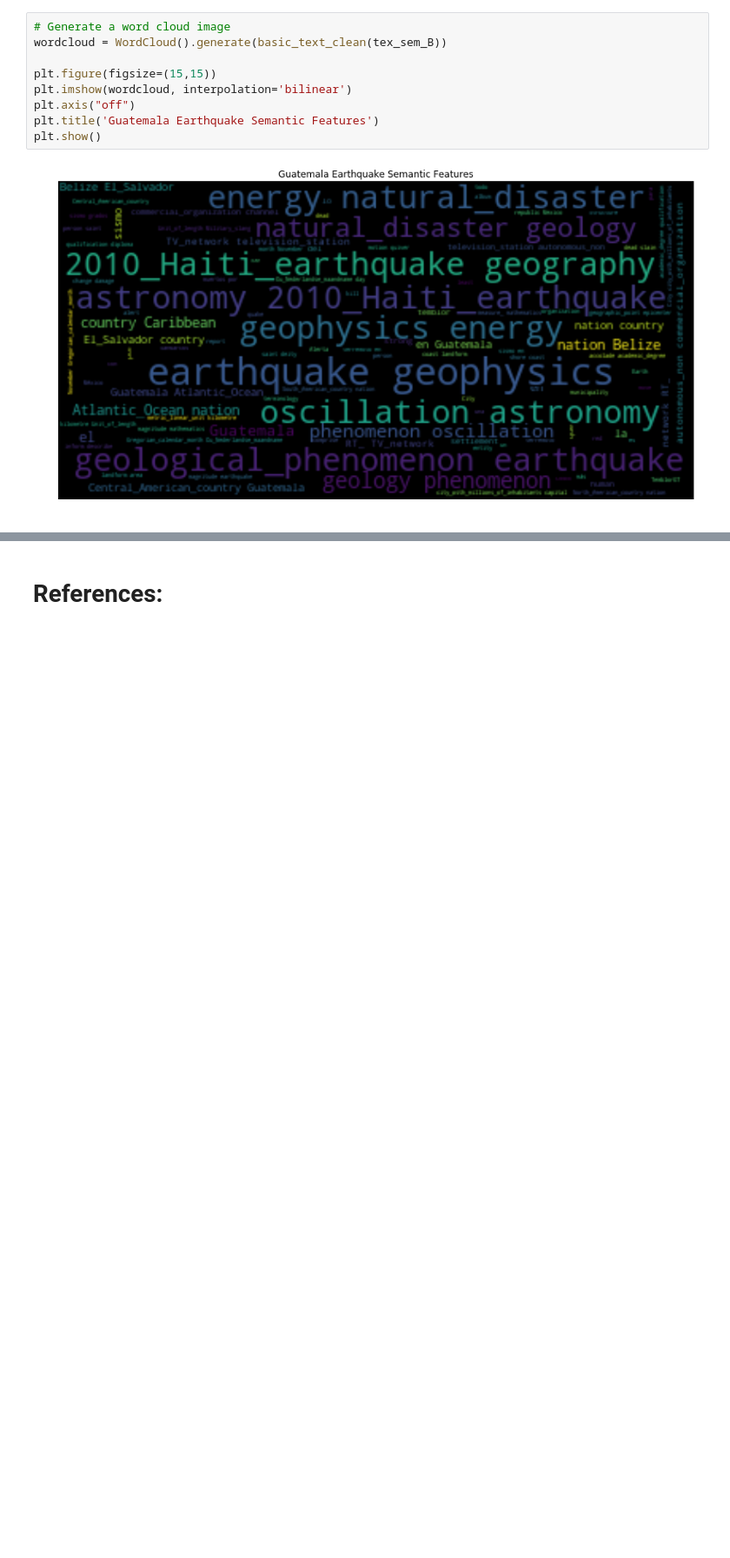
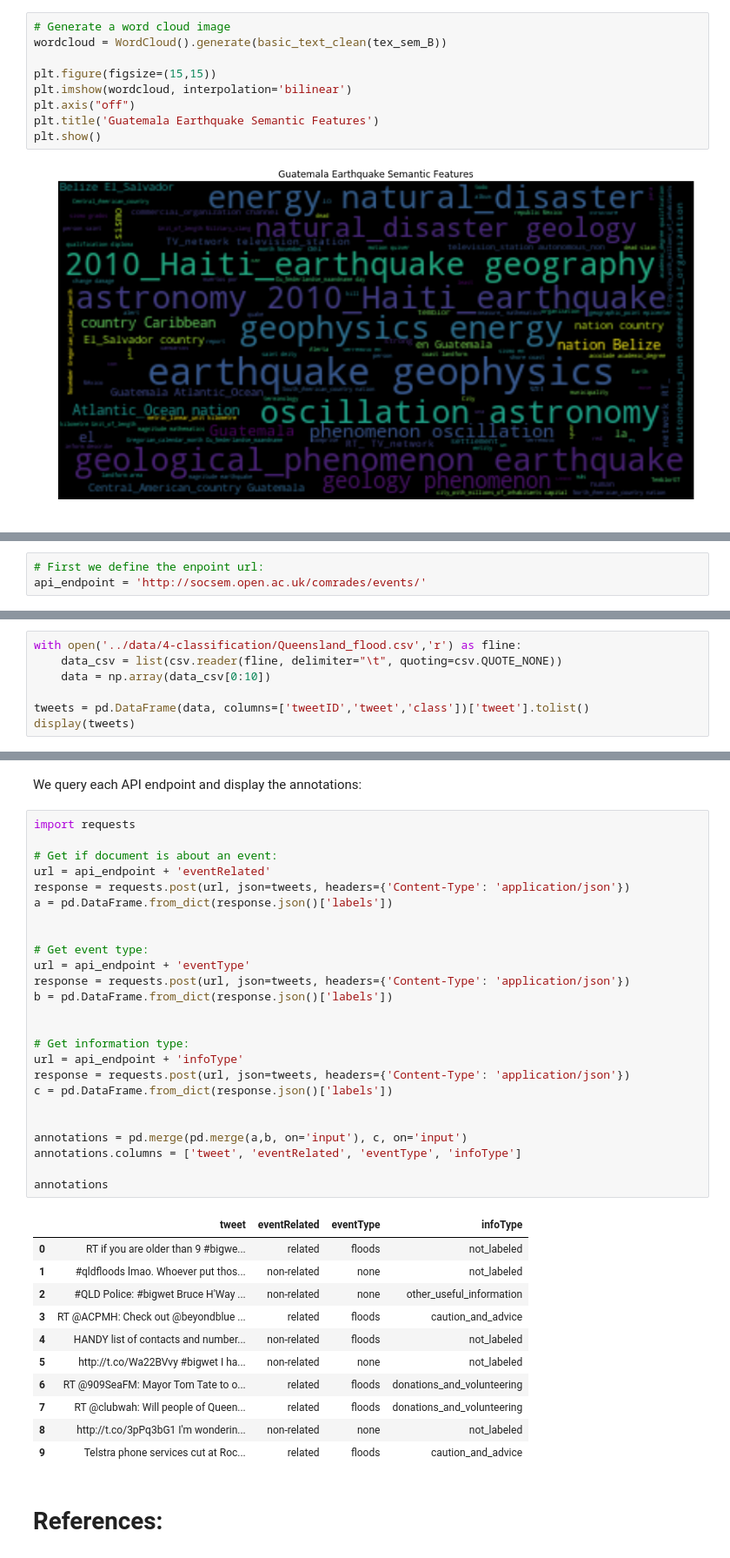
Before and after one commit to evhart/smasac-tutorial, a Jupyter notebook: notebooks/4-classification-approach.ipynb, the cells around one changed output, grey strips where cells are left out. Shown at 87% size. Drawn from its saved outputs; the diff is of its cells as text; blank space fills up the shorter version.

```diff
--- a/notebooks/4-classification-approach.ipynb
+++ b/notebooks/4-classification-approach.ipynb
@@ -1058,0 +1064,3 @@ The [Crisis Event Extraction Service (CREES)](https://evhart.github.io/crees/)
+# %%
+# First we define the enpoint url:
+api_endpoint = 'http://socsem.open.ac.uk/comrades/events/'
@@ -1058,0 +1069,7 @@ The [Crisis Event Extraction Service (CREES)](https://evhart.github.io/crees/)
+# %%
+with open('../data/4-classification/Queensland_flood.csv','r') as fline:
+    data_csv = list(csv.reader(fline, delimiter="\t", quoting=csv.QUOTE_NONE))
+    data = np.array(data_csv[0:10])
+
+tweets = pd.DataFrame(data, columns=['tweetID','tweet','class'])['tweet'].tolist()
+display(tweets)
@@ -1059,3 +1087,42 @@ The [Crisis Event Extraction Service (CREES)](https://evhart.github.io/crees/)
+# %% [markdown]
+We query each API endpoint and display the annotations:
+# %%
+import requests
+
+# Get if document is about an event:
+url = api_endpoint + 'eventRelated'
+response = requests.post(url, json=tweets, headers={'Content-Type': 'application/json'})
+a = pd.DataFrame.from_dict(response.json()['labels'])
+
+
+# Get event type:
+url = api_endpoint + 'eventType'
+response = requests.post(url, json=tweets, headers={'Content-Type': 'application/json'})
+b = pd.DataFrame.from_dict(response.json()['labels'])
+
+
+# Get information type:
+url = api_endpoint + 'infoType'
+response = requests.post(url, json=tweets, headers={'Content-Type': 'application/json'})
+c = pd.DataFrame.from_dict(response.json()['labels'])
+
+
+annotations = pd.merge(pd.merge(a,b, on='input'), c, on='input')
+annotations.columns = ['tweet', 'eventRelated', 'eventType', 'infoType']
+
+annotations
+# %% [output]
+|  | tweet | eventRelated | eventType | infoType |
+| 0 | RT if you are older than 9 #bigwe... | related | floods | not_labeled |
+| 1 | #qldfloods lmao. Whoever put thos... | non-related | none | not_labeled |
+| 2 | #QLD Police: #bigwet Bruce H'Way ... | non-related | none | other_useful_information |
+| 3 | RT @ACPMH: Check out @beyondblue ... | related | floods | caution_and_advice |
+| 4 | HANDY list of contacts and number... | non-related | floods | not_labeled |
+| 5 | http://t.co/Wa22BVvy #bigwet I ha... | non-related | none | not_labeled |
+| 6 | RT @909SeaFM: Mayor Tom Tate to o... | related | floods | donations_and_volunteering |
+| 7 | RT @clubwah: Will people of Queen... | related | floods | donations_and_volunteering |
+| 8 | http://t.co/3pPq3bG1 I'm wonderin... | non-related | none | not_labeled |
+| 9 | Telstra phone services cut at Roc... | related | floods | caution_and_advice |
 # %% [markdown]
 # References:
 # %% [markdown]
```
Also changed, not shown: parts of 5 cells of this notebook.
